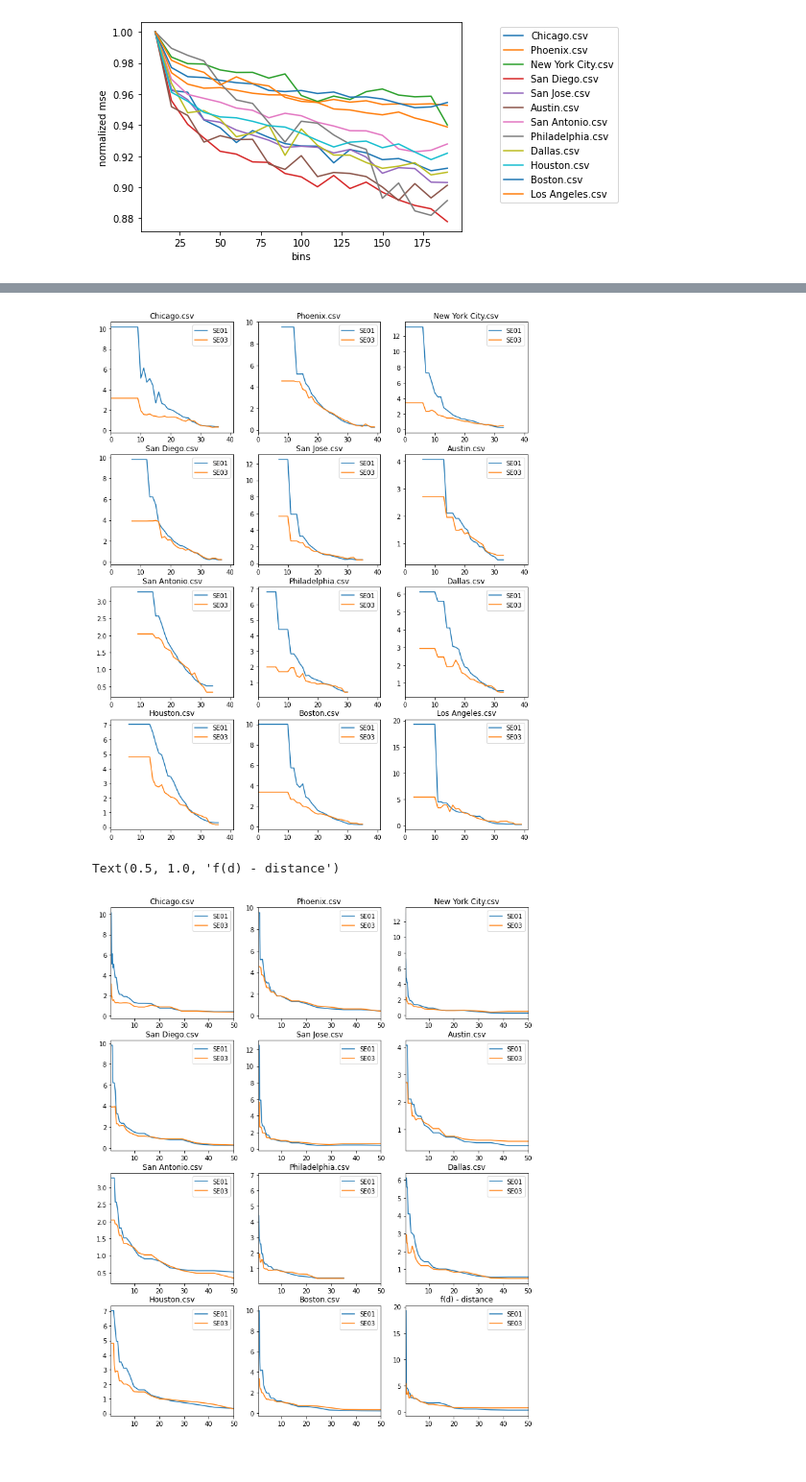
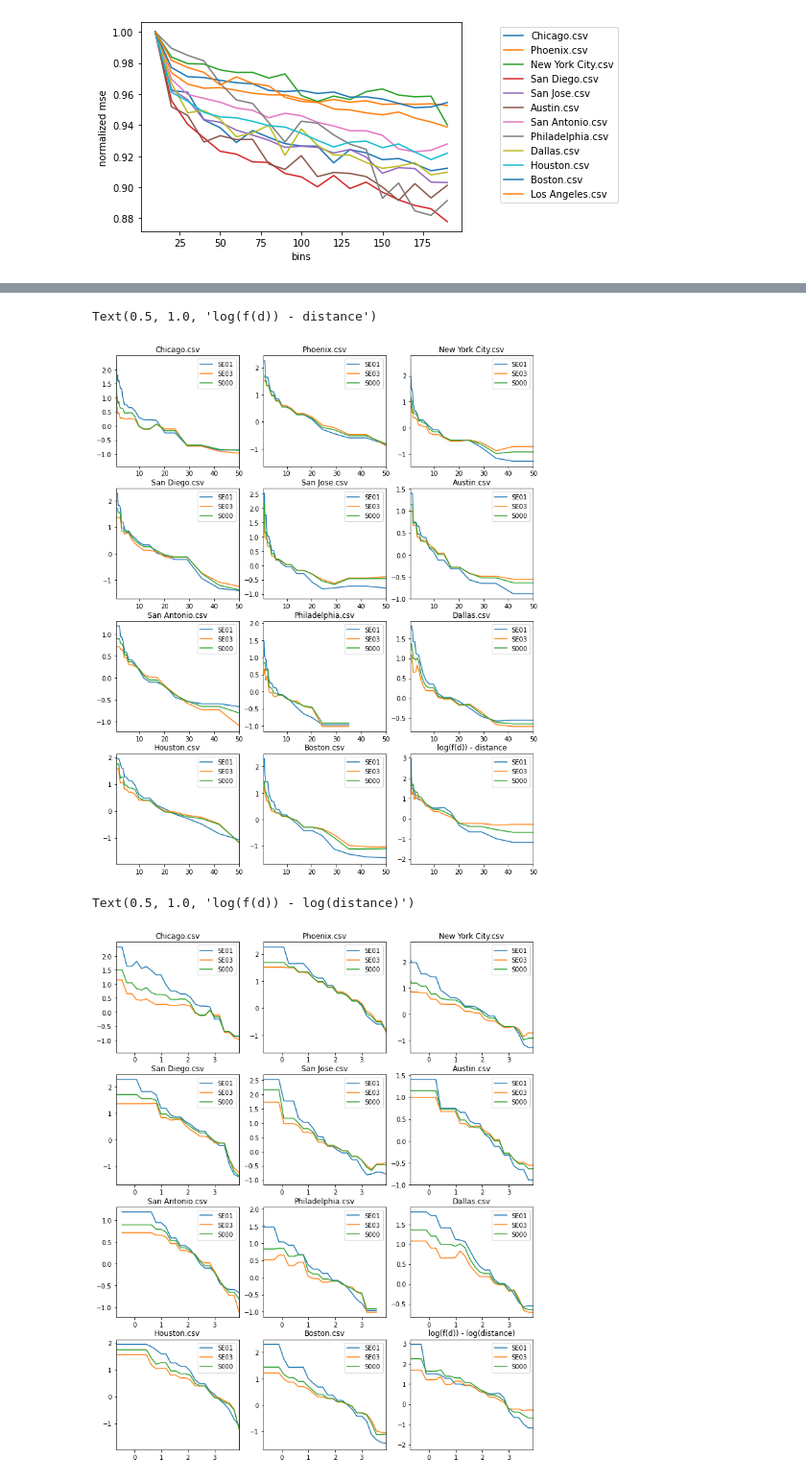
Before and after one commit to yuribogomolov/sttn, a Jupyter notebook: notebooks/f(d)_gravity_model.ipynb, the cells around one changed output, grey strips where cells are left out. Shown at 96% size. Drawn from its saved outputs; the diff is of its cells as text; code cells hidden in the pictures.

```diff
--- a/notebooks/f(d)_gravity_model.ipynb
+++ b/notebooks/f(d)_gravity_model.ipynb
@@ -80,15 +80,15 @@ def build_training_set(network, target_column):
 
     return combined
 # %%
-target_columns = ['SE03']
+target_columns = ['S000','SE01','SE03']
 for city, state, conties in cities:
+
     print(city)
     state_network = provider.get_data(state=state, year=2018)
     city_network = state_network.filter_nodes(state_network.nodes.county.isin(conties))
     for target_column in target_columns:
         training_set = build_training_set(city_network, target_column)
-    training_set.to_csv('SE03/%s.csv'%city,index=False)
-#     break
+        training_set.to_csv('%s/%s.csv'%(target_column,city),index=False)
 # %% [output]
 New York City
 Los Angeles
@@ -107,11 +107,13 @@ cities = os.listdir('cities/')
 
 for city in cities:
     if '.csv' in city:
+        df0 = pd.read_csv('S000/%s'%city)
         df1 = pd.read_csv('SE01/%s'%city)
         df3 = pd.read_csv('SE03/%s'%city)
+        df0.rename(columns={'jobs':'S000jobs', 'residence':'S000residence','flow':'S000flow'}, inplace=True)
         df1.rename(columns={'jobs':'SE01jobs', 'residence':'SE01residence','flow':'SE01flow'}, inplace=True)
         df3.rename(columns={'jobs':'SE03jobs', 'residence':'SE03residence','flow':'SE03flow'}, inplace=True)
-        df1.merge(df3,on=['origin','destination','distance'],how='outer').to_csv('income/%s'%city, index=False)
+        df0.merge(df1,on=['origin','destination','distance'],how='outer').merge(df3,on=['origin','destination','distance'],how='outer').to_csv('income/%s'%city, index=False)
 # %% [markdown]
 # baseline
 # %% [markdown]
@@ -294,7 +299,7 @@ for city in cities:
         binfdf = pd.DataFrame()
 
         # fd
-        for target in ['SE01','SE03']:
+        for target in ['SE01','SE03','S000']:
             binf,k = unconstrained_bucked_constant_kfit(df, target)
             print(target,k)
             df_fd = unconstrained_bucked_constant_kpredict(df,target,k,binf)
@@ -305,7 +310,7 @@ for city in cities:
                     [mean_squared_error(df_fd[target+'flow'],df_fd[target+'pred'])]
         # baseline
 
-        for target in ['SE01','SE03']:
+        for target in ['SE01','SE03','S000']:
 
             pars = baseline_fit(df,target)
             df_baseline = baseline_predict(df,target,pars)
@@ -334,17 +394,23 @@ fig,ax = plt.subplots(4,3,figsize=(12,15))
 i= 0
 for city in cities:
     if '.csv' in city:
-        df = pd.DataFrame({'bin':bindffDict[city][0].keys(),'fd':bindffDict[city][0].values()})
+        df = pd.DataFrame({'bin':Distfd1[city].keys(),'fd':Distfd1[city].values()})
         df = df.sort_values(by='bin')
-        ax[i//3,i%3].set_xlim(0,41)
-        ax[i//3,i%3].plot(df['bin'],df['fd'],label='SE01')
+        ax[i//3,i%3].set_xlim(0.5,50)
+        ax[i//3,i%3].plot(df['bin'],np.log(df['fd']),label='SE01')
 
-        df = pd.DataFrame({'bin':bindffDict[city][1].keys(),'fd':bindffDict[city][1].values()})
+        df = pd.DataFrame({'bin':Distfd3[city].keys(),'fd':Distfd3[city].values()})
         df = df.sort_values(by='bin')
-        ax[i//3,i%3].plot(df['bin'],df['fd'],label='SE03')
+        ax[i//3,i%3].plot(df['bin'],np.log(df['fd']),label='SE03')
+
+        df = pd.DataFrame({'bin':Distfd0[city].keys(),'fd':Distfd0[city].values()})
+        df = df.sort_values(by='bin')
+        ax[i//3,i%3].plot(df['bin'],np.log(df['fd']),label='S000')
 
         ax[i//3,i%3].set_title(city)
         ax[i//3,i%3].legend()
         i += 1
+plt.title('log(f(d)) - distance')
 # %% [output]
+Text(0.5, 1.0, 'log(f(d)) - distance')
-[figure, old version]
+[figure, new version]
@@ -371,22 +417,25 @@ for city in bindffDict.keys():
 # %%
 fig,ax = plt.subplots(4,3,figsize=(12,15))
 i= 0
 for city in cities:
     if '.csv' in city:
         df = pd.DataFrame({'bin':Distfd1[city].keys(),'fd':Distfd1[city].values()})
         df = df.sort_values(by='bin')
-        ax[i//3,i%3].set_xlim(0.5,50)
-        ax[i//3,i%3].plot(df['bin'],df['fd'],label='SE01')
+        ax[i//3,i%3].set_xlim(np.log(0.5),np.log(50))
+        ax[i//3,i%3].plot(np.log(df['bin']),np.log(df['fd']),label='SE01')
 
         df = pd.DataFrame({'bin':Distfd3[city].keys(),'fd':Distfd3[city].values()})
         df = df.sort_values(by='bin')
-        ax[i//3,i%3].plot(df['bin'],df['fd'],label='SE03')
+        ax[i//3,i%3].plot(np.log(df['bin']),np.log(df['fd']),label='SE03')
+
+        df = pd.DataFrame({'bin':Distfd0[city].keys(),'fd':Distfd0[city].values()})
+        df = df.sort_values(by='bin')
+        ax[i//3,i%3].plot(np.log(df['bin']),np.log(df['fd']),label='S000')
 
         ax[i//3,i%3].set_title(city)
         ax[i//3,i%3].legend()
         i += 1
-
-plt.title('f(d) - distance')
+plt.title('log(f(d)) - log(distance)')
 # %% [output]
-Text(0.5, 1.0, 'f(d) - distance')
+Text(0.5, 1.0, 'log(f(d)) - log(distance)')
-[figure, old version]
+[figure, new version]
```
Also changed, not shown: parts of 11 cells of this notebook.
